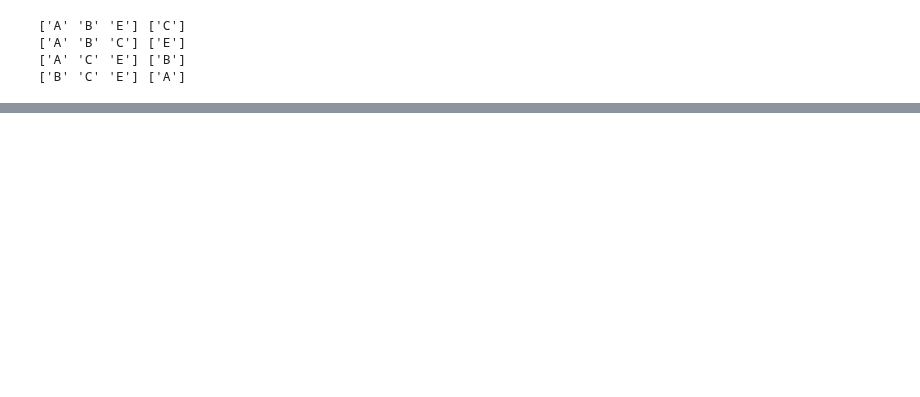
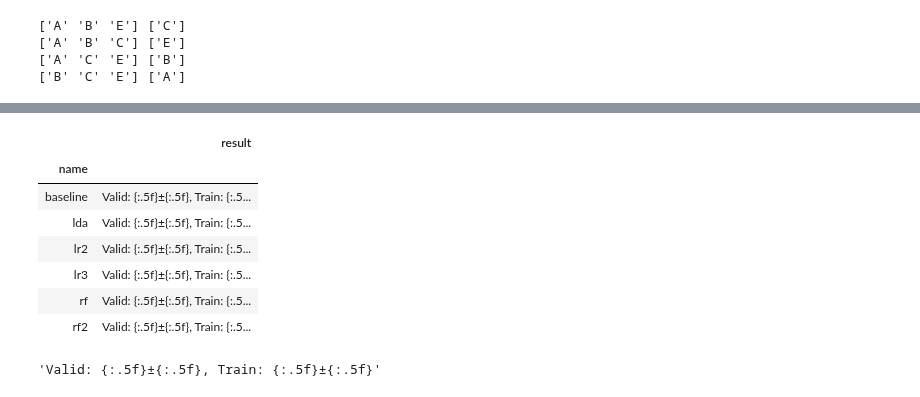
Before and after one commit to sunkusun9/DS_lv3_2504_1, a Jupyter notebook: sec_ds_lv3_prob1_kaggle.ipynb, the cells around one changed output, grey strips where cells are left out. Drawn from its saved outputs; the diff is of its cells as text; code cells hidden in the pictures; blank space fills up the shorter version.

```diff
--- a/sec_ds_lv3_prob1_kaggle.ipynb
+++ b/sec_ds_lv3_prob1_kaggle.ipynb
@@ -175,0 +427,24 @@ scores, np.mean(scores['test_score']), np.mean(scores['train_score'])
+# %%
+# RF: RandomForestClassifier + LinearDiscriminantAnalysis
+
+from sklearn.discriminant_analysis import LinearDiscriminantAnalysis
+from sklearn.ensemble import RandomForestClassifier
+
+ct = ColumnTransformer([
+    # TODO-with LDA measurement_0 ~ 18
+    ('pt', 'passthrough', ['loading', 'na_1', 'na_2'])
+])
+clf_rf2 = make_pipeline(ct, RandomForestClassifier(
+    n_estimators=100, max_depth=6, min_samples_split=512, random_state=123, max_features=0.75
+))
+eval_model('rf2', clf_rf2)
+# %% [output]
+|  | result |
+| name |  |
+| baseline | Valid: {:.5f}±{:.5f}, Train: {:.5... |
+| lda | Valid: {:.5f}±{:.5f}, Train: {:.5... |
+| lr2 | Valid: {:.5f}±{:.5f}, Train: {:.5... |
+| lr3 | Valid: {:.5f}±{:.5f}, Train: {:.5... |
+| rf | Valid: {:.5f}±{:.5f}, Train: {:.5... |
+| rf2 | Valid: {:.5f}±{:.5f}, Train: {:.5... |
+'Valid: {:.5f}±{:.5f}, Train: {:.5f}±{:.5f}'
```
Also changed, not shown: parts of 27 cells of this notebook.
